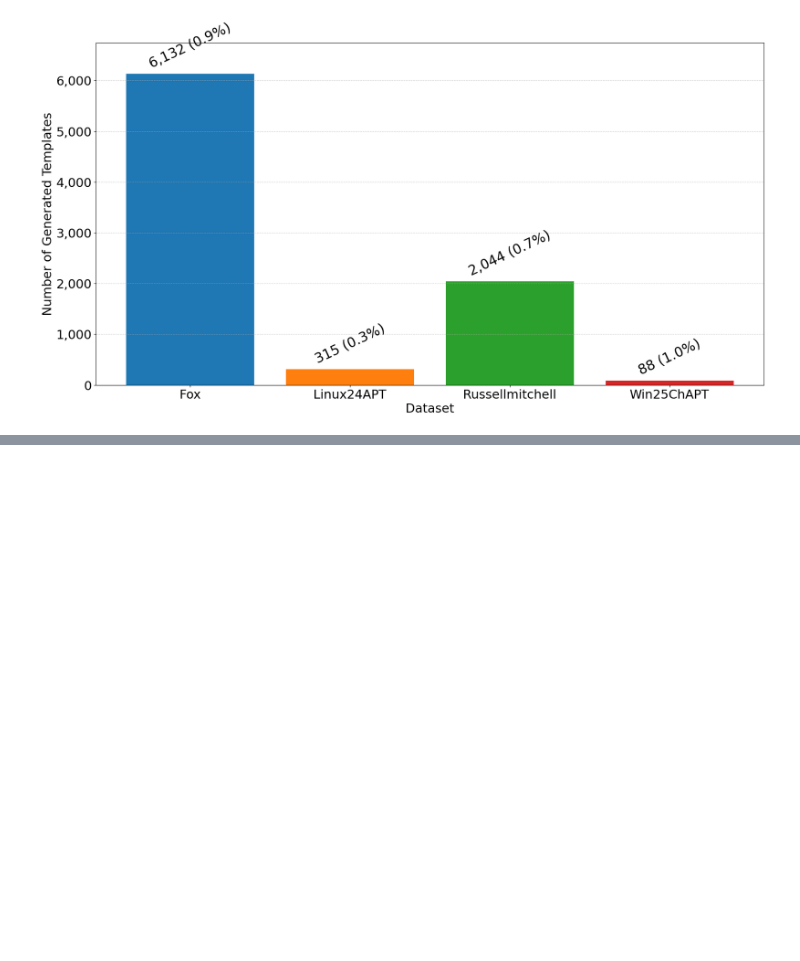
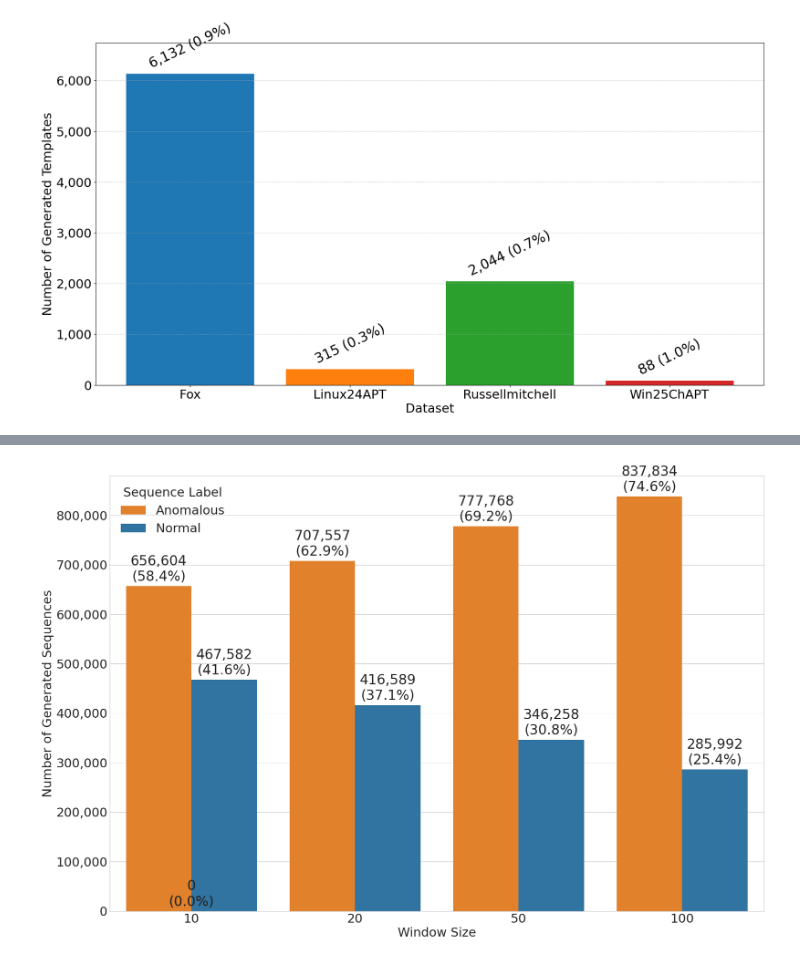
Before and after one commit to AhmedCoolProjects/logadu-py, a Jupyter notebook: datasets/analysis.ipynb, the cells around one changed output, grey strips where cells are left out. Saved outputs shown, nothing was run; the diff lists cells and outputs as text; code cells hidden in the pictures; blank space fills up the shorter version.

```diff
--- a/datasets/analysis.ipynb
+++ b/datasets/analysis.ipynb
@@ -442,0 +555,9 @@ plt.show()
+# %%
+# let's plot that
+import matplotlib.pyplot as plt
+import seaborn as sns
+# Convert the dictionary to a DataFrame and reset the index
+df = pd.DataFrame(labels_counts).T.reset_index()
+df = df.rename(columns={"index": "Dataset"})
+# df.drop(columns=['label'], inplace=True)
+df.head()
@@ -442,0 +570,70 @@ plt.show()
+# %%
+df_plot = df.rename(columns={
+        'Dataset': 'Window',
+        0: 'Normal',      # Label 0 is Normal
+        1: 'Anomalous'    # Label 1 is Anomalous
+    })
+# %%
+df_melted = df_plot.melt(id_vars='Window', var_name='Label', value_name='Count')
+
+# --- Plotting ---
+plt.style.use('seaborn-v0_8-whitegrid')
+fig, ax = plt.subplots(figsize=(18, 12))
+
+# 3. Create the bar plot using seaborn.
+sns.barplot(data=df_melted, x='Window', y='Count', hue='Label', ax=ax, palette=[ '#ff7f0e', '#1f77b4'])
+
+# 4. Add annotations (the count and percentage) on top of each bar.
+for p in ax.patches:
+    # Get the total count for the current window to calculate the percentage.
+    # This requires mapping the bar's x-position back to the window name.
+    try:
+        # Get the window name (e.g., '10_1') from the x-axis tick labels
+        window_name = p.get_x_text() if hasattr(p, 'get_x_text') else ax.get_xticklabels()[int(round(p.get_x()))].get_text()
+
+        # Find the total for this window in the ORIGINAL dataframe `df`
+        total = df.loc[df['Dataset'] == window_name, [0, 1]].sum().sum()
+
+        # if total > 0:
+        percentage = f'({100 * p.get_height() / total:.1f}%)'
+        # else:
+        #     percentage = '(0.0%)'
+
+        count = f'{int(p.get_height()):,}'
+
+        ax.annotate(f'{count}\n{percentage}',
+                    (p.get_x() + p.get_width() / 2., p.get_height()),
+                    ha='center', va='center',
+                    xytext=(0, 30),
+                    textcoords='offset points',
+                    fontsize=_FONT_SIZE,)
+    except (IndexError, KeyError) as e:
+        # This handles any potential issues with mapping bars to data, though it should be robust.
+        print(f"Could not annotate bar. Error: {e}")
+
+# 5. Set plot titles and labels for clarity.
+# ax.set_title(f'Distribution of Sequences by Label and Window Size\n({dataset_name} Dataset)', fontsize=18, weight='bold')
+ax.set_xlabel('Window Size', fontsize=_FS)
+ax.set_ylabel('Number of Generated Sequences', fontsize=_FS)
+
+# Improve y-axis readability
+ax.get_yaxis().set_major_formatter(plt.FuncFormatter(lambda x, loc: "{:,}".format(int(x))))
+# remove the "_" from the x axis labels, and shows only the first part before the "_"
+names = [label for label in ax.get_xticklabels()]
+# let's solve this issue  'Text' object has no attribute 'split' for names objects
+names = [name.get_text() for name in names]
+names = [name.split('_')[0] for name in names]
+ax.set_xticklabels(names,
+                   ha='center', fontsize=_FS)
+# ax.set_xticklabels(ax.get_xticklabels(), rotation=45, ha='right', fontsize=_FS)
+
+ax.tick_params(axis='both', which='major', labelsize=_FS)
+
+# Customize legend
+ax.legend(title='Sequence Label', title_fontsize=_FS, fontsize=_FS)
+
+# Final adjustments
+plt.tight_layout()
+plt.show()
+# %% [output]
+[figure, added]
```
Also changed, not shown: parts of 9 cells of this notebook, 7 other files.
